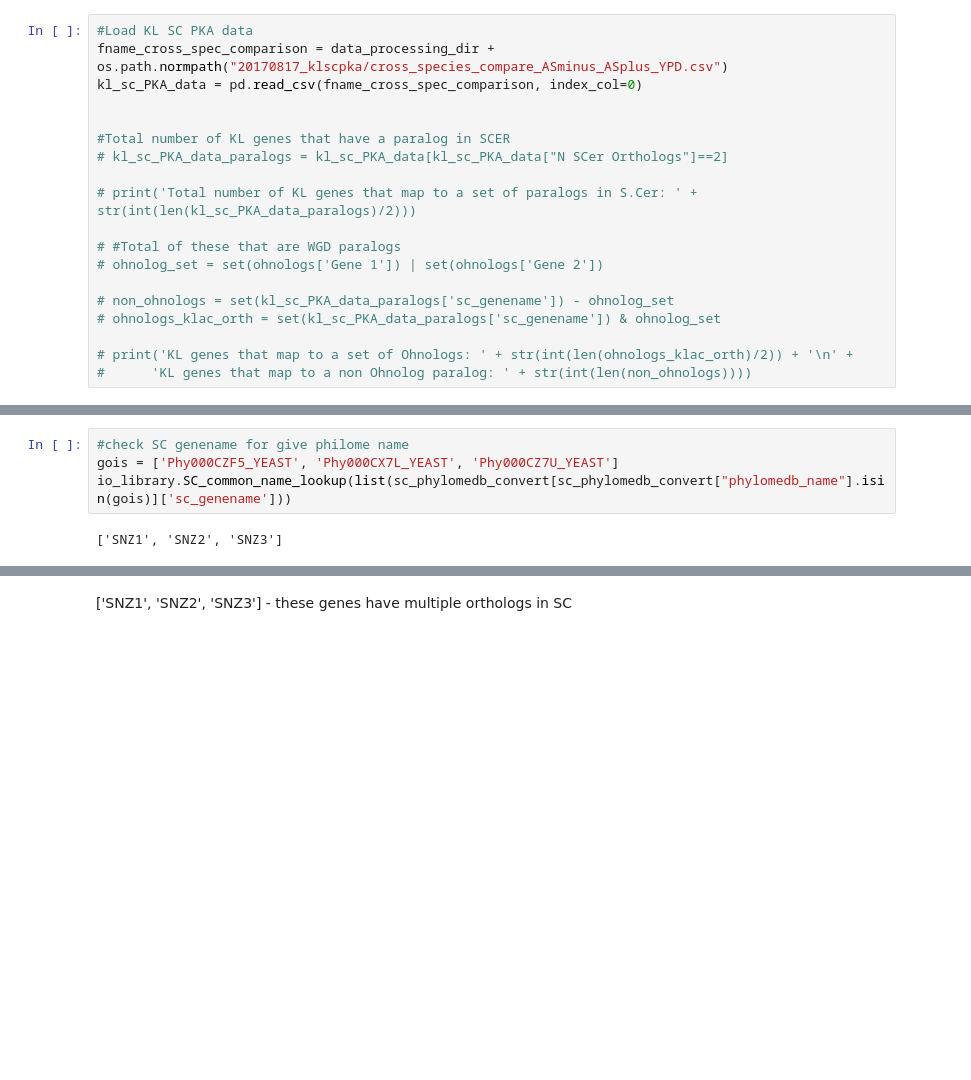
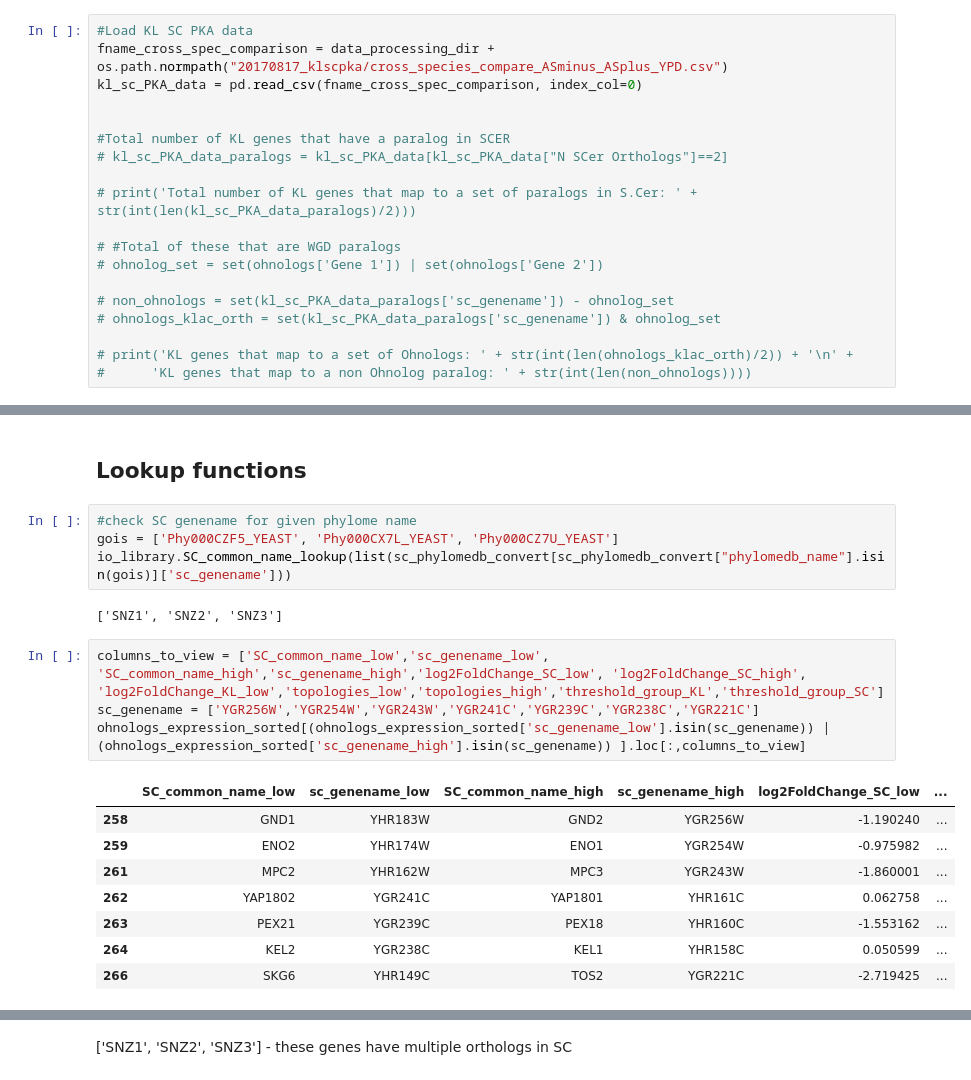
Before and after one commit to heineike02/yeast_esr_expression_analysis, a Jupyter notebook: scripts/20171030_phylogenetic_trees.ipynb, the cells around one changed output, grey strips where cells are left out. Saved outputs shown, nothing was run; the diff lists cells and outputs as text; blank space fills up the shorter version.

```diff
--- a/scripts/20171030_phylogenetic_trees.ipynb
+++ b/scripts/20171030_phylogenetic_trees.ipynb
@@ -126,6 +374,21 @@ trees.set_index("phylomedb_name", inplace=True)
+# %% [markdown]
+## Lookup functions
 # %%
-#check SC genename for give philome name
+#check SC genename for given phylome name
 gois = ['Phy000CZF5_YEAST', 'Phy000CX7L_YEAST', 'Phy000CZ7U_YEAST']
 io_library.SC_common_name_lookup(list(sc_phylomedb_convert[sc_phylomedb_convert["phylomedb_name"].isin(gois)]['sc_genename']))
 # %% [output]
 ['SNZ1', 'SNZ2', 'SNZ3']
+# %%
+columns_to_view = ['SC_common_name_low','sc_genename_low', 'SC_common_name_high','sc_genename_high','log2FoldChange_SC_low', 'log2FoldChange_SC_high', 'log2FoldChange_KL_low','topologies_low','topologies_high','threshold_group_KL','threshold_group_SC']
+sc_genename = ['YGR256W','YGR254W','YGR243W','YGR241C','YGR239C','YGR238C','YGR221C']
+ohnologs_expression_sorted[(ohnologs_expression_sorted['sc_genename_low'].isin(sc_genename)) | (ohnologs_expression_sorted['sc_genename_high'].isin(sc_genename)) ].loc[:,columns_to_view]
+# %% [output]
+|  | SC_common_name_low | sc_genename_low | SC_common_name_high | sc_genename_high | log2FoldChange_SC_low | ... |
+| 258 | GND1 | YHR183W | GND2 | YGR256W | -1.190240 | ... |
+| 259 | ENO2 | YHR174W | ENO1 | YGR254W | -0.975982 | ... |
+| 261 | MPC2 | YHR162W | MPC3 | YGR243W | -1.860001 | ... |
+| 262 | YAP1802 | YGR241C | YAP1801 | YHR161C | 0.062758 | ... |
+| 263 | PEX21 | YGR239C | PEX18 | YHR160C | -1.553162 | ... |
+| 264 | KEL2 | YGR238C | KEL1 | YHR158C | 0.050599 | ... |
+| 266 | SKG6 | YHR149C | TOS2 | YGR221C | -2.719425 | ... |
```
Also changed, not shown: parts of 59 cells of this notebook, 3 other files.
